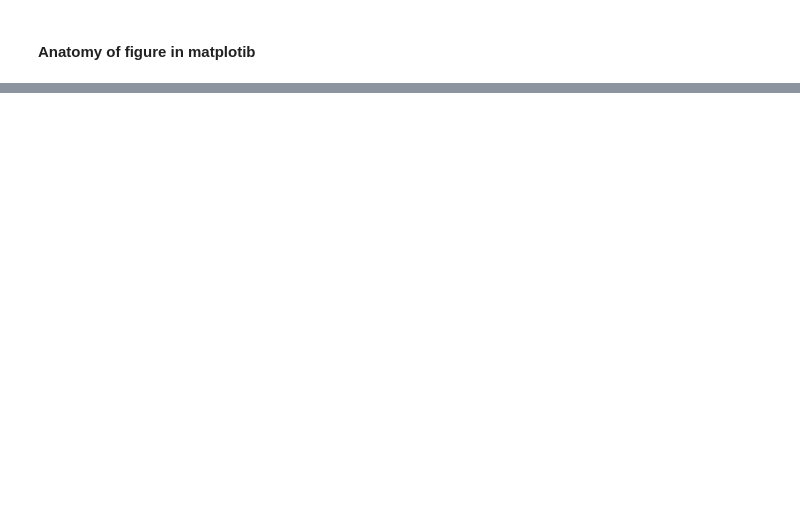
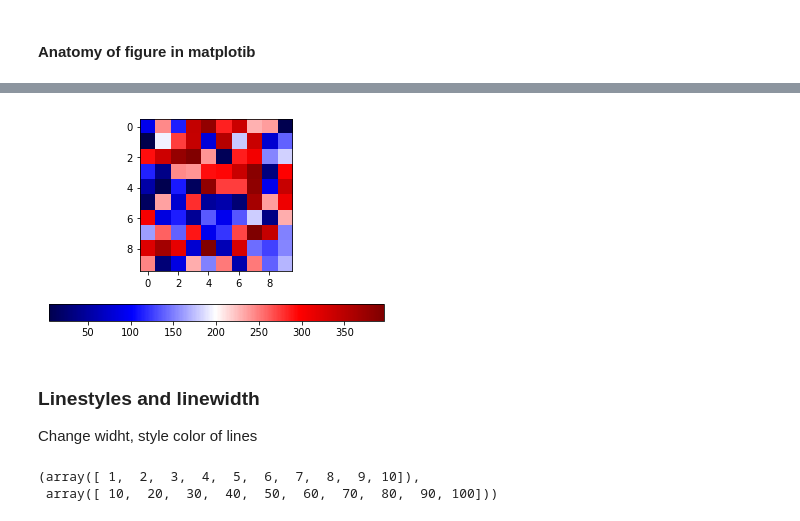
Before and after one commit to groverpr/learn_python_libraries, a Jupyter notebook: matplotlib/matplotlib_cheatsheet.ipynb, the cells around one changed output, grey strips where cells are left out. Cells and saved outputs as stored; diff of their text form; code cells hidden in the pictures; blank space fills up the shorter version.

```diff
--- a/matplotlib/matplotlib_cheatsheet.ipynb
+++ b/matplotlib/matplotlib_cheatsheet.ipynb
@@ -69,0 +244,18 @@ Source: https://matplotlib.org/faq/usage_faq.html
+# %%
+# adding a colorbar below plot to visualize the range of colors
+
+im = ax.imshow(img, cmap='seismic')
+fig.colorbar(im, orientation='horizontal')
+fig
+# %% [output]
+[figure, added]
+# %% [markdown]
+### Linestyles and linewidth
+Change widht, style color of lines
+# %%
+# let's see values of variables in case we forgot them
+
+x,y1
+# %% [output]
+(array([ 1,  2,  3,  4,  5,  6,  7,  8,  9, 10]),
+ array([ 10,  20,  30,  40,  50,  60,  70,  80,  90, 100]))
```
Also changed, not shown: parts of 44 cells of this notebook, 1 other file.
